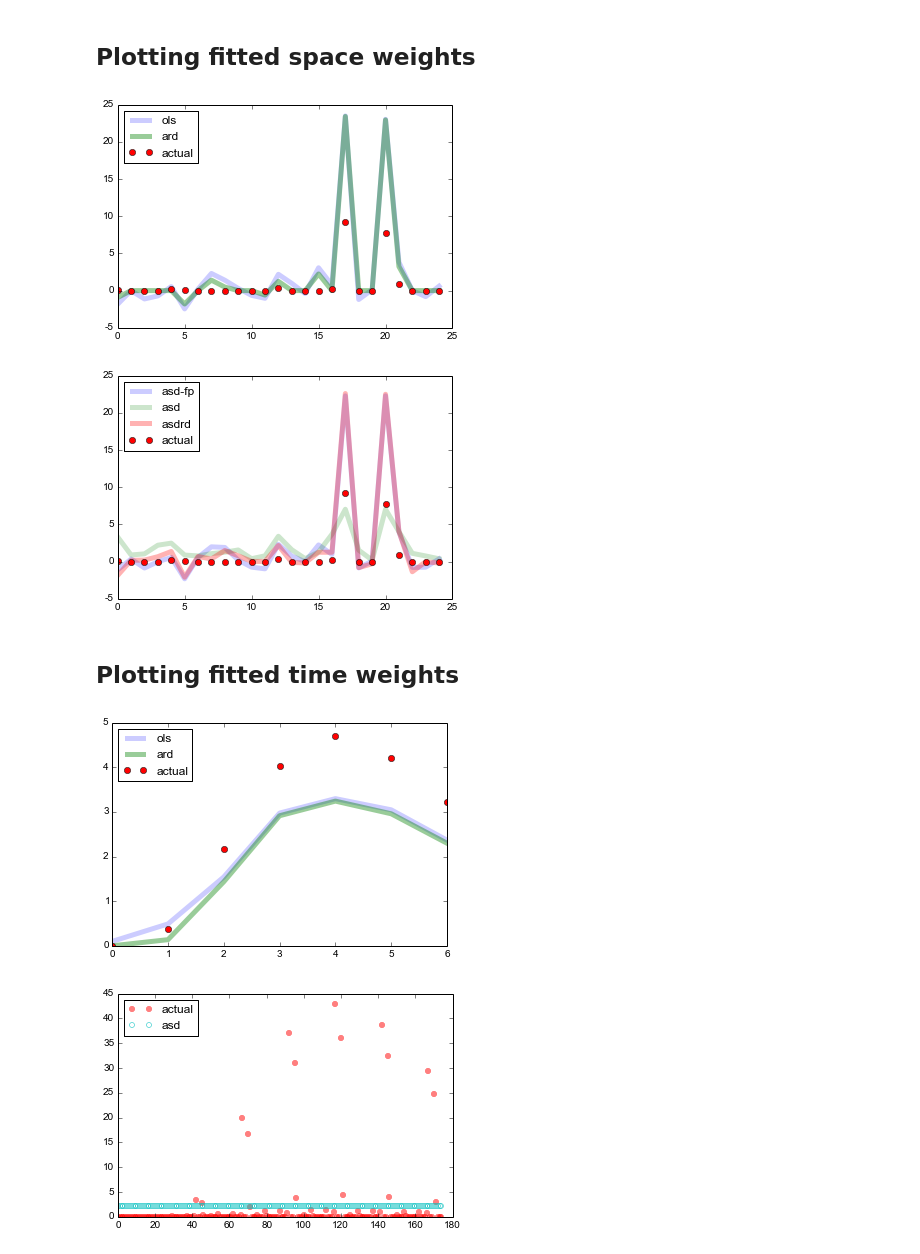
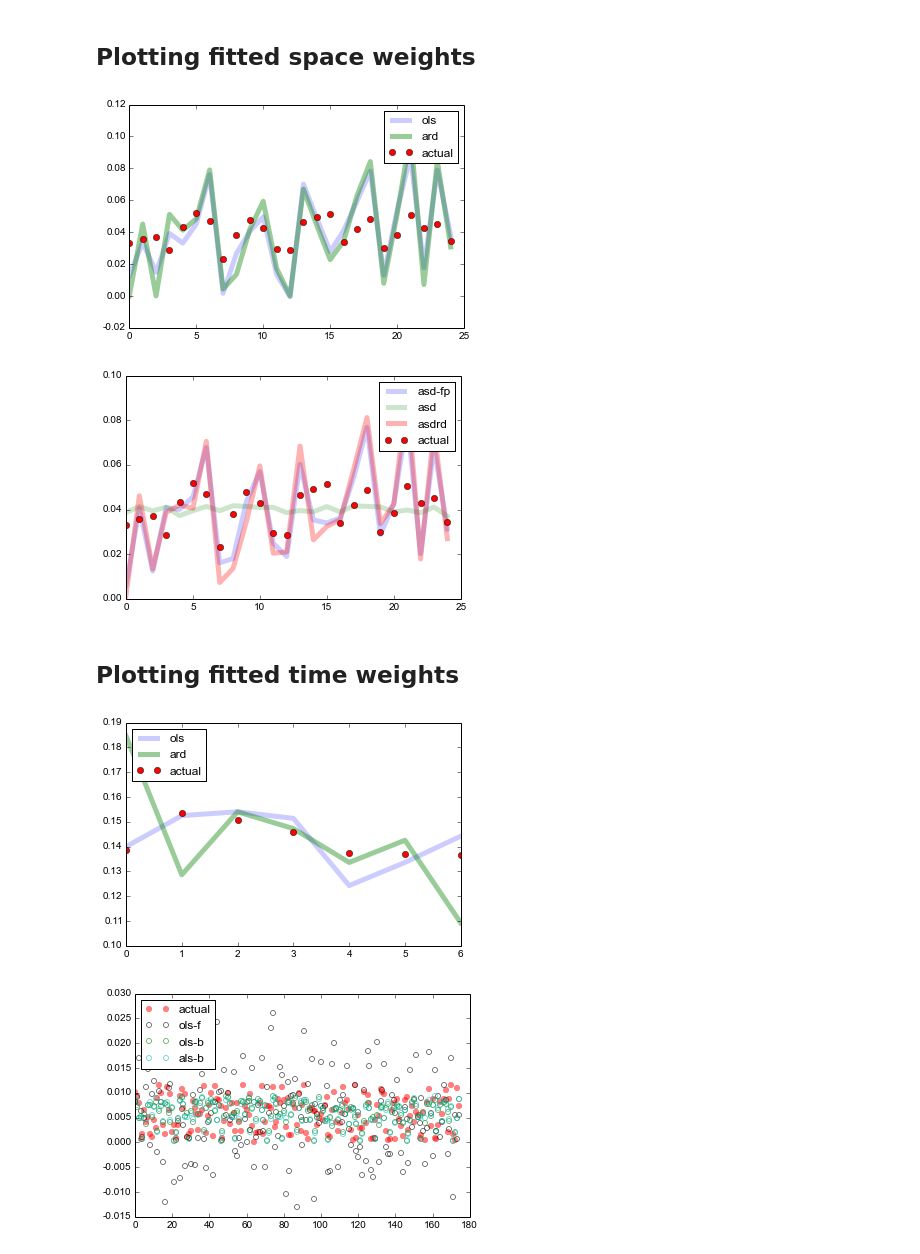
Before and after one commit to mobeets/pyASDRD, a Jupyter notebook: ASD.ipynb, the cells around one changed output. Saved outputs shown, nothing was run; the diff lists cells and outputs as text; code cells hidden in the pictures.

```diff
--- a/ASD.ipynb
+++ b/ASD.ipynb
@@ -19,8 +19,10 @@ reload(resp)
 # %%
 rmse = lambda x, y: np.sqrt(np.mean((y-x)**2))
 # %%
+reload(stim)
+reload(resp)
 n, ns, nt = 300, 25, 7
 S = stim.Stim(n, nt, ns)
-R = resp.Resp(S, signalType='bilinear')
+R = resp.Resp(S, ssq=8.0, signalType='full')
 plot.XY(S, R)
 # %% [output]
@@ -49,10 +56,18 @@ plt.show()
 # %% [markdown]
 ## Fitting with: OLS
 # %%
-whs = linreg.solve(S.Xs, R.Y)
-wht = linreg.solve(S.Xt, R.Y)
-whb = linreg.solve(S.Xb, R.Y)
+reload(linreg)
+reload(resp)
 
-Yhs = linreg.predict(S.Xs, whs)
-Yht = linreg.predict(S.Xt, wht)
-Yhb = linreg.predict(S.Xb, whb)
+whs = linreg.ols(S.Xs, R.Y)
+wht = linreg.ols(S.Xt, R.Y)
+whf = linreg.ols(S.Xf, R.Y)
+whsb, whtb = linreg.bilinear(S.X, R.Y)
+whb0 = np.outer(wht, whs).flatten()
+whb = np.outer(whtb, whsb).flatten()
+
+Yhs = resp.predict(S.Xs, whs)
+Yht = resp.predict(S.Xt, wht)
+Yhf = resp.predict(S.Xf, whf)
+Yhb0 = resp.predict(S.X, wht, whs)
+Yhb = resp.predict(S.X, whtb, whsb)
@@ -139,40 +185,43 @@ ASD_FP's rmse from ols (both): 7.45702779462
 # %% [markdown]
 ## Plotting fitted space weights
 # %%
-plt.plot(whs, '-b', lw=5, alpha=0.2, label='ols')
-plt.plot(wsh['ARD'], '-g', lw=5, alpha=0.4, label='ard')
-plt.plot(R.ws, 'or', lw=5, label='actual')
-plt.legend(loc='upper left')
+norm = lambda x: x/np.sum(x)
+plt.plot(norm(whs), '-b', lw=5, alpha=0.2, label='ols')
+plt.plot(norm(wsh['ARD']), '-g', lw=5, alpha=0.4, label='ard')
+plt.plot(norm(ws), 'or', lw=5, label='actual')
+plt.legend(loc='upper right')
 plt.show()
 # %% [output]
-[figure, old version]
+[figure, new version]
 # %%
-plt.plot(wsh['ASD_FP'], '-b', lw=5, alpha=0.2, label='asd-fp')
-plt.plot(wsh['ASD'], '-g', lw=5, alpha=0.2, label='asd')
-plt.plot(wsh['ASDRD'], '-r', lw=5, alpha=0.3, label='asdrd')
-plt.plot(R.ws, 'or', lw=5, label='actual')
-plt.legend(loc='upper left')
+norm = lambda x: x/np.sum(x)
+plt.plot(norm(wsh['ASD_FP']), '-b', lw=5, alpha=0.2, label='asd-fp')
+plt.plot(norm(wsh['ASD']), '-g', lw=5, alpha=0.2, label='asd')
+plt.plot(norm(wsh['ASDRD']), '-r', lw=5, alpha=0.3, label='asdrd')
+plt.plot(norm(ws), 'or', lw=5, label='actual')
+plt.legend(loc='upper right')
 plt.show()
 # %% [output]
-[figure, old version]
+[figure, new version]
 # %% [markdown]
 ## Plotting fitted time weights
 # %%
-plt.plot(wht, '-b', lw=5, alpha=0.2, label='ols')
-plt.plot(wth['ARD'], '-g', lw=5, alpha=0.4, label='ard')
-plt.plot(R.wt, 'or', lw=5, label='actual')
+norm = lambda x: x/np.sum(x)
+plt.plot(norm(wht), '-b', lw=5, alpha=0.2, label='ols')
+plt.plot(norm(wth['ARD']), '-g', lw=5, alpha=0.4, label='ard')
+plt.plot(norm(wt), 'or', lw=5, label='actual')
 plt.legend(loc='upper left')
 plt.show()
 # %% [output]
-[figure, old version]
+[figure, new version]
 # %%
-wb = np.outer(R.wt, R.ws).flatten()
+norm = lambda x: x/np.sum(x)
 
-plt.plot(wb, 'or', alpha=0.5, markeredgecolor='none', label='actual')
-# plt.plot(whb, 'o', markersize=5, markeredgecolor='g', markerfacecolor='none', alpha=0.3, label='ols')
-# plt.plot(wbh['ARD'], 'o', markersize=5, markeredgecolor='b', markerfacecolor='none', alpha=0.4, label='ard')
-plt.plot(wbh['ASD_FP'], 'o', markersize=5, markeredgecolor='c', markerfacecolor='none', alpha=0.4, label='asd')
+plt.plot(norm(wf), 'or', alpha=0.5, markeredgecolor='none', label='actual')
+plt.plot(norm(whf), 'o', markersize=5, markeredgecolor='k', markerfacecolor='none', alpha=0.1, label='ols-f')
+plt.plot(norm(whb0), 'o', markersize=5, markeredgecolor='g', markerfacecolor='none', alpha=0.1, label='ols-b')
+plt.plot(norm(whb), 'o', markersize=5, markeredgecolor='c', markerfacecolor='none', alpha=0.1, label='als-b')
 plt.legend(loc='upper left')
 plt.show()
 # %% [output]
-[figure, old version]
+[figure, new version]
```
Also changed, not shown: parts of 11 cells of this notebook, 3 other files.
